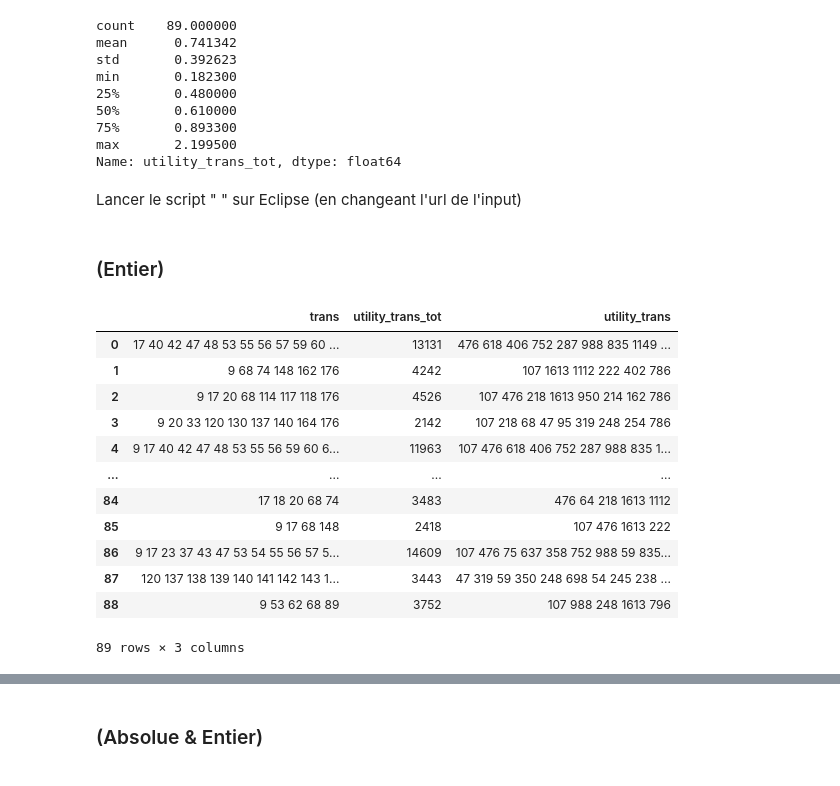
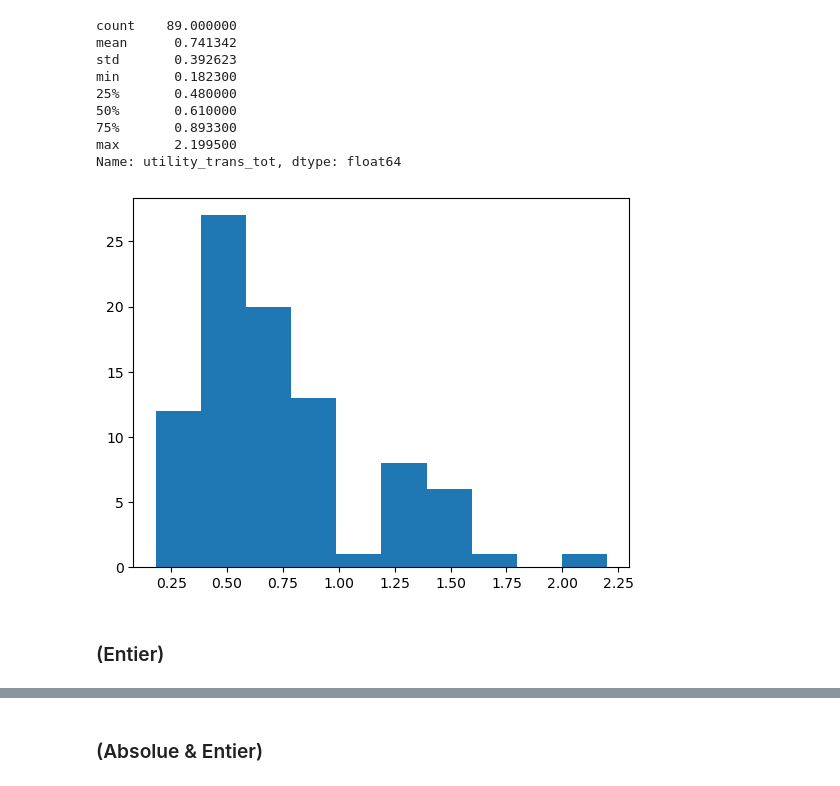
Before and after one commit to JhonatanFelix/Projet_fil_rouge_2024, a Jupyter notebook: PLM_signif.ipynb, the cells around one changed output, grey strips where cells are left out. Cells and saved outputs as stored; diff of their text form; code cells hidden in the pictures.

```diff
--- a/PLM_signif.ipynb
+++ b/PLM_signif.ipynb
@@ -110,7 +117,8 @@ cond_no_PLM = []
 len_trans = []
 
 for c in cond:
-    data = cond_PLM_Pres_creat(c, plus_data)
+    list = plus_data[plus_data[c]][c].index
+    data = PLM_final[PLM_final.index.isin(list)]
     if data.empty :
         cond_no_PLM.append(c)
     len_trans.append(data.shape[0])
@@ -649,5 +609,9 @@ res_abs.to_csv('input_abs.txt', sep=':', index=False, header = False)
-# %% [markdown]
-Lancer le script " " sur Eclipse (en changeant l'url de l'input)
+# %%
+plt.figure()
+plt.hist(res_abs["utility_trans_tot"])
+plt.show()
+# %% [output]
+[figure, added]
 # %% [markdown]
 ### (Entier)
 # %%
@@ -657,16 +619,0 @@ res_int_neg = pd.DataFrame(res_int_neg)
-# %%
-res_int_pos
-# %% [output]
-|  | trans | utility_trans_tot | utility_trans |
-| 0 | 17 40 42 47 48 53 55 56 57 59 60 ... | 13131 | 476 618 406 752 287 988 835 1149 ... |
-| 1 | 9 68 74 148 162 176 | 4242 | 107 1613 1112 222 402 786 |
-| 2 | 9 17 20 68 114 117 118 176 | 4526 | 107 476 218 1613 950 214 162 786 |
-| 3 | 9 20 33 120 130 137 140 164 176 | 2142 | 107 218 68 47 95 319 248 254 786 |
-| 4 | 9 17 40 42 47 48 53 55 56 59 60 6... | 11963 | 107 476 618 406 752 287 988 835 1... |
-| ... | ... | ... | ... |
-| 84 | 17 18 20 68 74 | 3483 | 476 64 218 1613 1112 |
-| 85 | 9 17 68 148 | 2418 | 107 476 1613 222 |
-| 86 | 9 17 23 37 43 47 53 54 55 56 57 5... | 14609 | 107 476 75 637 358 752 988 59 835... |
-| 87 | 120 137 138 139 140 141 142 143 1... | 3443 | 47 319 59 350 248 698 54 245 238 ... |
-| 88 | 9 53 62 68 89 | 3752 | 107 988 248 1613 796 |
-89 rows × 3 columns
```
Also changed, not shown: parts of 60 cells of this notebook, 2 other files.
